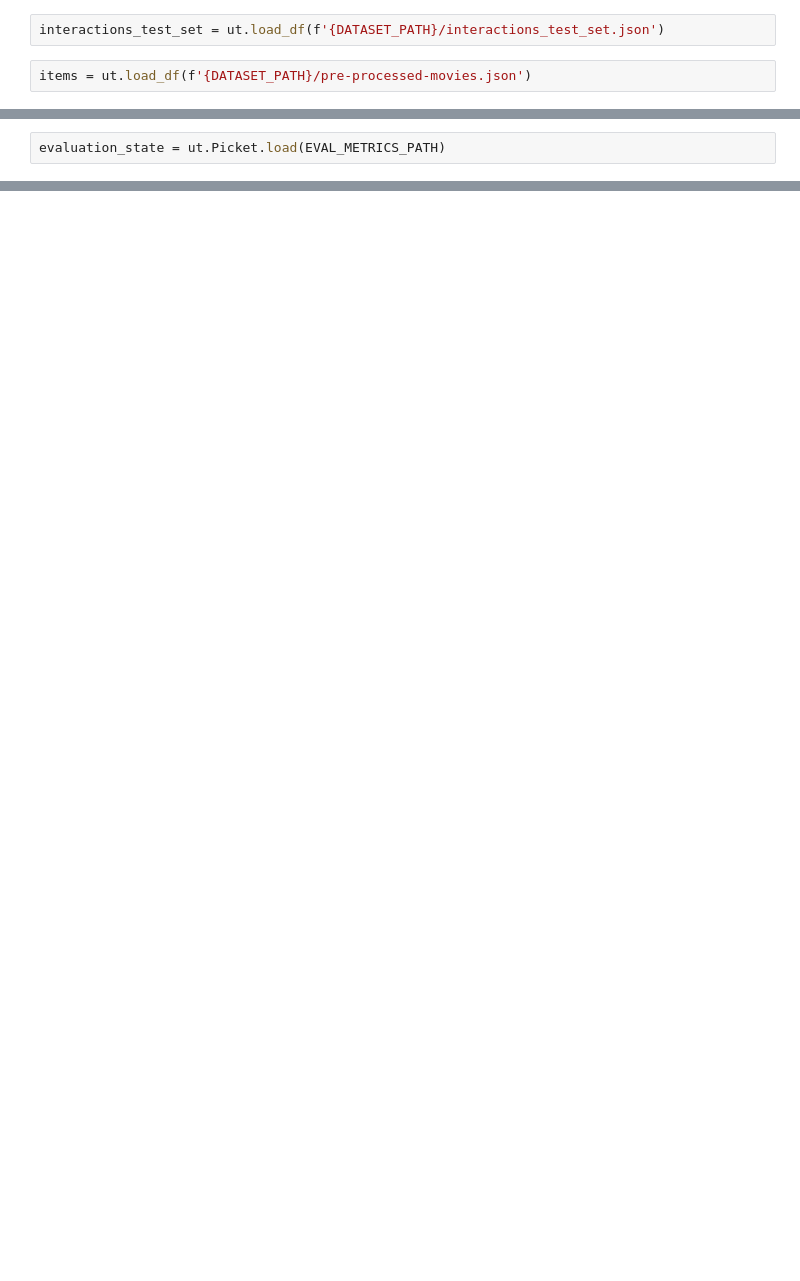
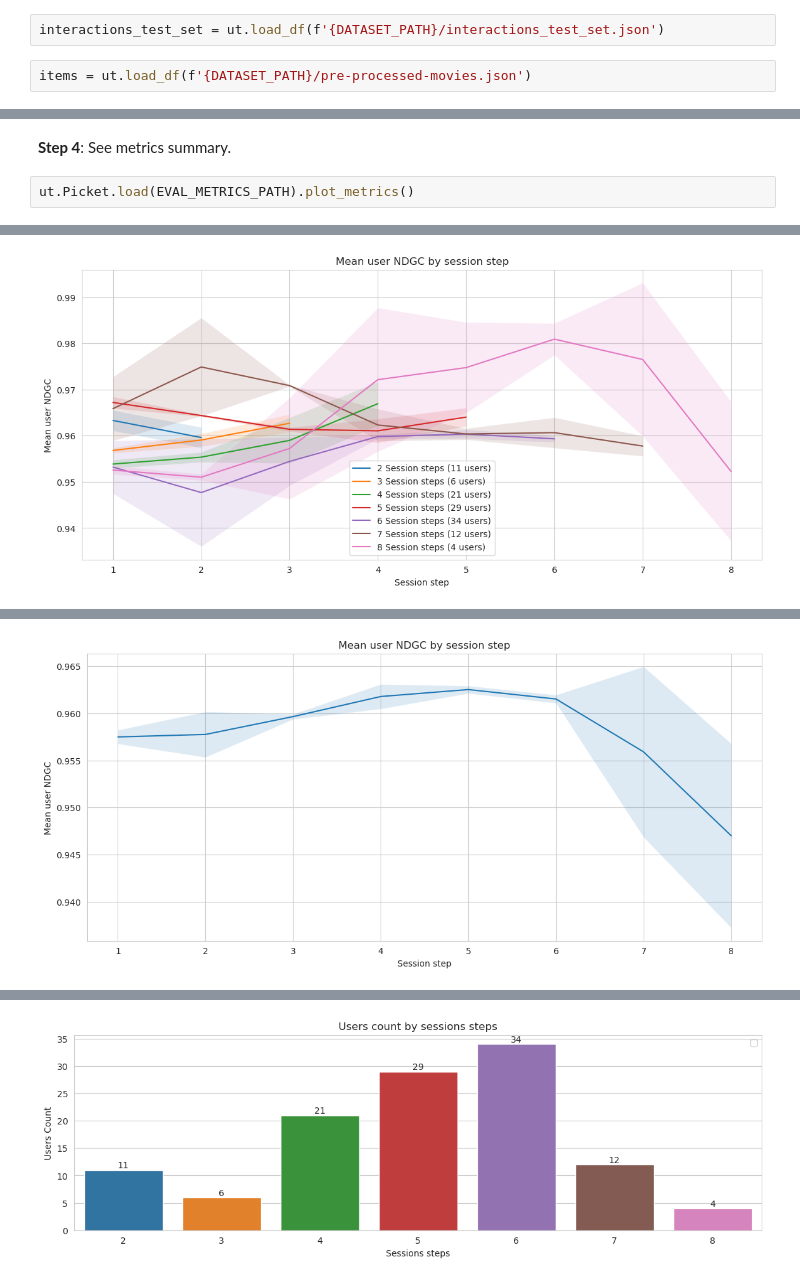
Before and after one commit to adrianmarino/thesis-paper, a Jupyter notebook: notebooks/chat-bot/6_evaluation.ipynb, the cells around one changed output, grey strips where cells are left out. Drawn from its saved outputs; the diff is of its cells as text; blank space fills up the shorter version.

Commit message:
feat: update notebook steps expliations

```diff
--- a/notebooks/chat-bot/6_evaluation.ipynb
+++ b/notebooks/chat-bot/6_evaluation.ipynb
@@ -577,5 +742,8 @@ for user_id in user_ids:
     times += 1
 
 api_client.verbose_on
+# %% [markdown]
+**Step 4**: See metrics summary.
 # %%
-evaluation_state = ut.Picket.load(EVAL_METRICS_PATH)
+ut.Picket.load(EVAL_METRICS_PATH).plot_metrics()
+# %% [output]
@@ -581,0 +752 @@ evaluation_state = ut.Picket.load(EVAL_METRICS_PATH)
+[figure, added]
@@ -581,0 +754 @@ evaluation_state = ut.Picket.load(EVAL_METRICS_PATH)
+[figure, added]
@@ -581,0 +756 @@ evaluation_state = ut.Picket.load(EVAL_METRICS_PATH)
+[figure, added]
```
Also changed, not shown: parts of 12 cells of this notebook.
